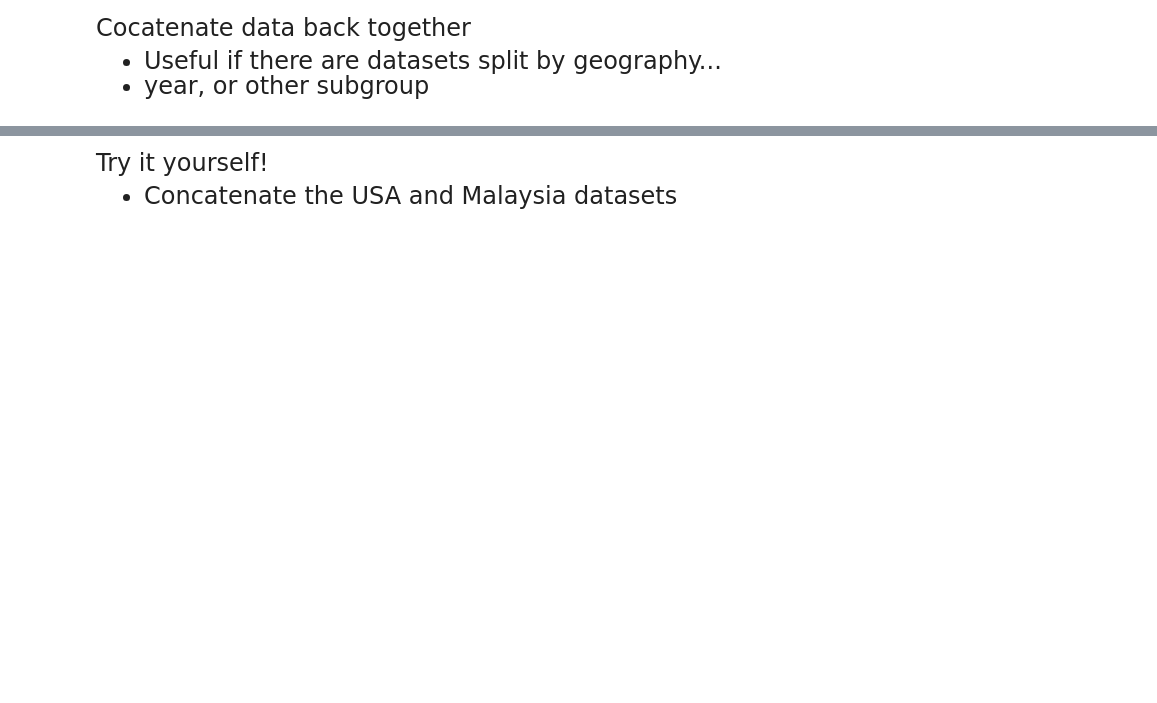
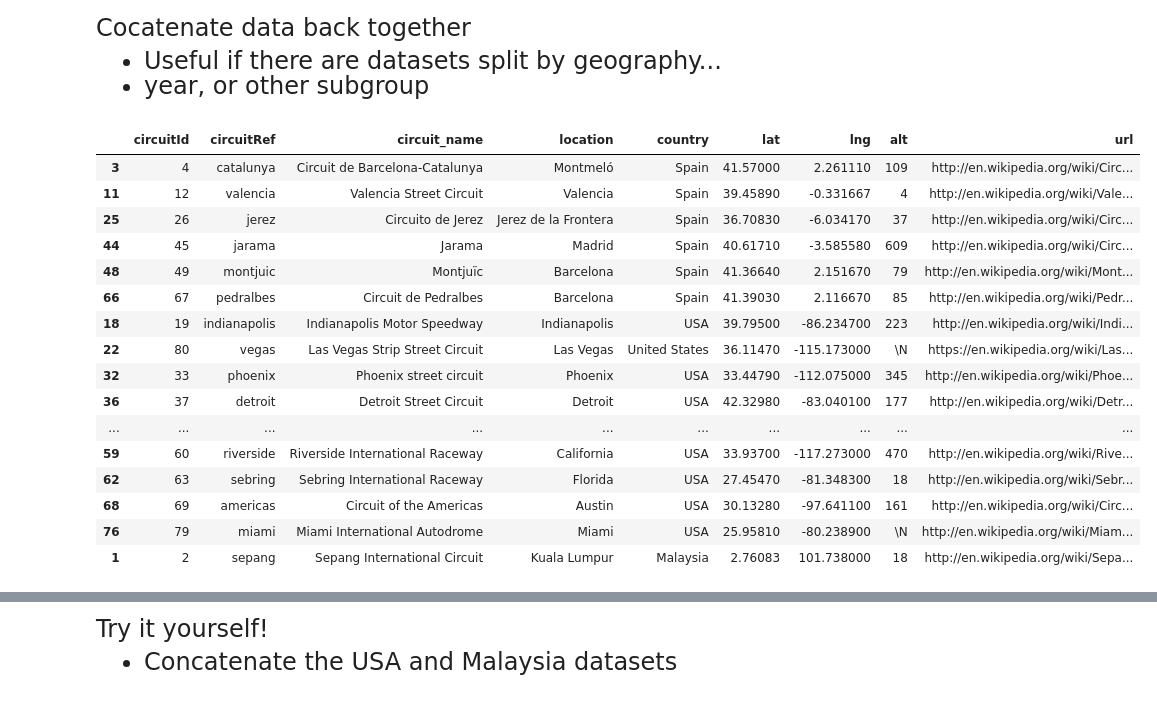
Before and after one commit to jadarro/qtm151_fall_2023, a Jupyter notebook: lecture_14/personal_lecture_14.ipynb, the cells around one changed output, grey strips where cells are left out. Drawn from its saved outputs; the diff is of its cells as text; code cells hidden in the pictures; blank space fills up the shorter version.

```diff
--- a/lecture_14/personal_lecture_14.ipynb
+++ b/lecture_14/personal_lecture_14.ipynb
@@ -377,4 +444,24 @@ Cocatenate data back together
 # There are also other advanced options if they are not
 # https://pandas.pydata.org/docs/reference/api/pandas.concat.html
 
-circuits_concat = pd.concat([circuits_spain,circuits_usa])
+circuits_concat = pd.concat([circuits_spain,circuits_usa,circuits_malaysia])
+# %%
+circuits_concat
+# %% [output]
+|  | circuitId | circuitRef | circuit_name | location | country | lat | lng | alt | url |
+| 3 | 4 | catalunya | Circuit de Barcelona-Catalunya | Montmeló | Spain | 41.57000 | 2.261110 | 109 | http://en.wikipedia.org/wiki/Circ... |
+| 11 | 12 | valencia | Valencia Street Circuit | Valencia | Spain | 39.45890 | -0.331667 | 4 | http://en.wikipedia.org/wiki/Vale... |
+| 25 | 26 | jerez | Circuito de Jerez | Jerez de la Frontera | Spain | 36.70830 | -6.034170 | 37 | http://en.wikipedia.org/wiki/Circ... |
+| 44 | 45 | jarama | Jarama | Madrid | Spain | 40.61710 | -3.585580 | 609 | http://en.wikipedia.org/wiki/Circ... |
+| 48 | 49 | montjuic | Montjuïc | Barcelona | Spain | 41.36640 | 2.151670 | 79 | http://en.wikipedia.org/wiki/Mont... |
+| 66 | 67 | pedralbes | Circuit de Pedralbes | Barcelona | Spain | 41.39030 | 2.116670 | 85 | http://en.wikipedia.org/wiki/Pedr... |
+| 18 | 19 | indianapolis | Indianapolis Motor Speedway | Indianapolis | USA | 39.79500 | -86.234700 | 223 | http://en.wikipedia.org/wiki/Indi... |
+| 22 | 80 | vegas | Las Vegas Strip Street Circuit | Las Vegas | United States | 36.11470 | -115.173000 | \N | https://en.wikipedia.org/wiki/Las... |
+| 32 | 33 | phoenix | Phoenix street circuit | Phoenix | USA | 33.44790 | -112.075000 | 345 | http://en.wikipedia.org/wiki/Phoe... |
+| 36 | 37 | detroit | Detroit Street Circuit | Detroit | USA | 42.32980 | -83.040100 | 177 | http://en.wikipedia.org/wiki/Detr... |
+| ... | ... | ... | ... | ... | ... | ... | ... | ... | ... |
+| 59 | 60 | riverside | Riverside International Raceway | California | USA | 33.93700 | -117.273000 | 470 | http://en.wikipedia.org/wiki/Rive... |
+| 62 | 63 | sebring | Sebring International Raceway | Florida | USA | 27.45470 | -81.348300 | 18 | http://en.wikipedia.org/wiki/Sebr... |
+| 68 | 69 | americas | Circuit of the Americas | Austin | USA | 30.13280 | -97.641100 | 161 | http://en.wikipedia.org/wiki/Circ... |
+| 76 | 79 | miami | Miami International Autodrome | Miami | USA | 25.95810 | -80.238900 | \N | http://en.wikipedia.org/wiki/Miam... |
+| 1 | 2 | sepang | Sepang International Circuit | Kuala Lumpur | Malaysia | 2.76083 | 101.738000 | 18 | http://en.wikipedia.org/wiki/Sepa... |
```
Also changed, not shown: parts of 7 cells of this notebook, 2 other files.
